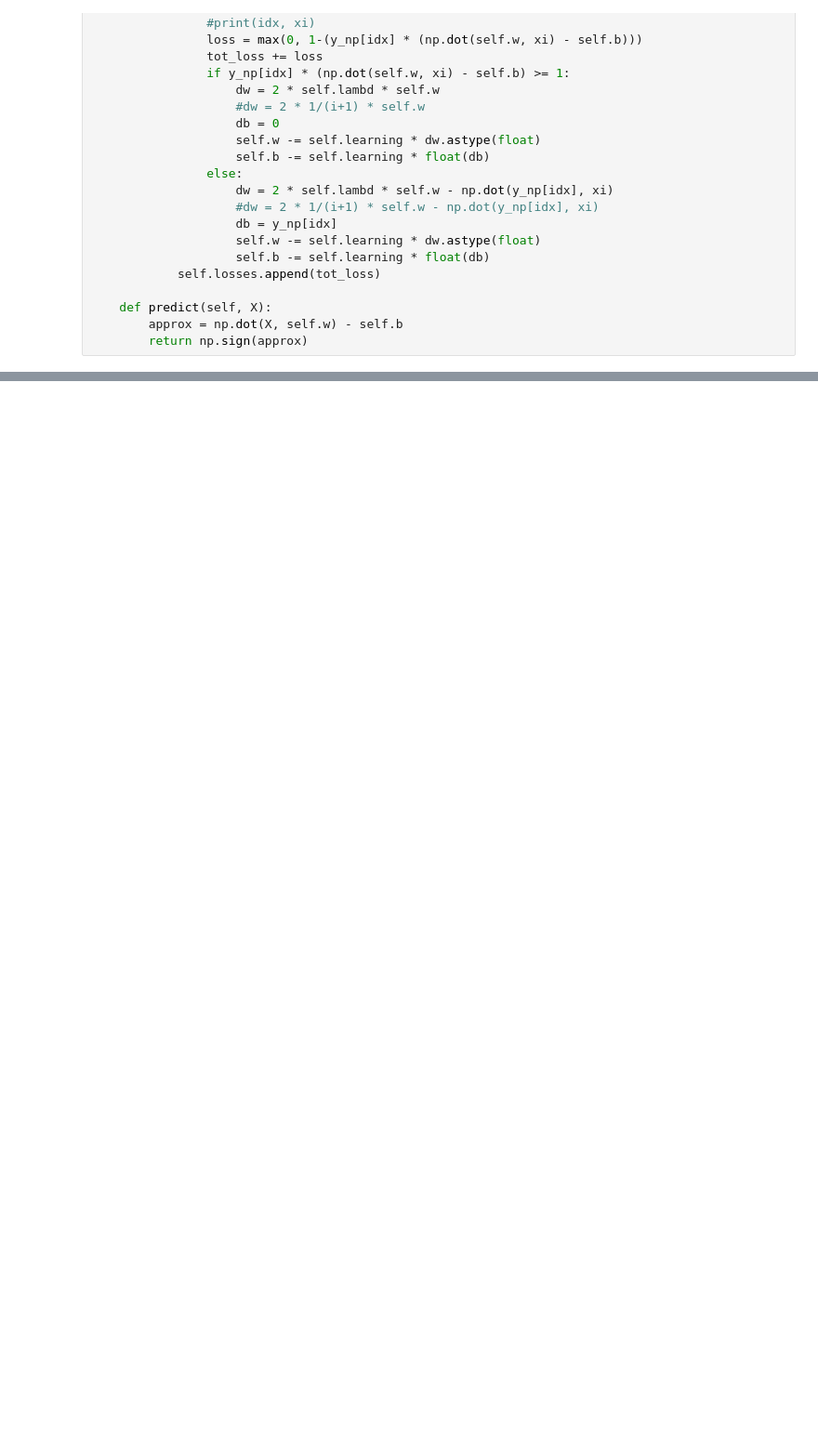
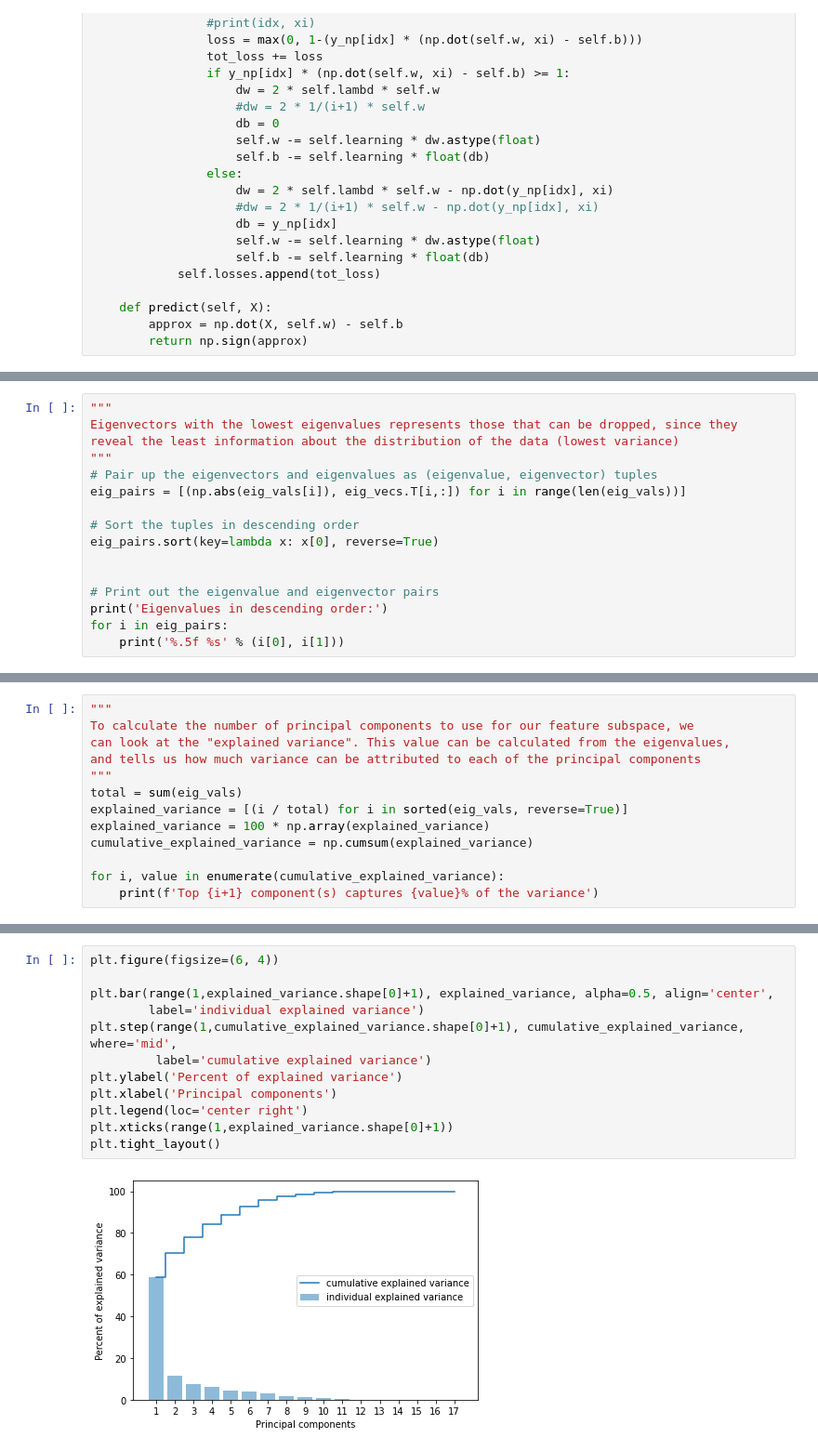
Before and after one commit to jakl3/Polygence, a Jupyter notebook: SVM/Manual/pca_test.ipynb, the cells around one changed output, grey strips where cells are left out. Shown: that part at 93% size. Saved outputs shown, nothing was run; the diff lists cells and outputs as text; blank space fills up the shorter version.

```diff
--- a/SVM/Manual/pca_test.ipynb
+++ b/SVM/Manual/pca_test.ipynb
@@ -177,0 +162,16 @@ Bias value of model: 0.6087660143478597
+# %%
+"""
+Eigenvectors with the lowest eigenvalues represents those that can be dropped, since they
+reveal the least information about the distribution of the data (lowest variance)
+"""
+# Pair up the eigenvectors and eigenvalues as (eigenvalue, eigenvector) tuples
+eig_pairs = [(np.abs(eig_vals[i]), eig_vecs.T[i,:]) for i in range(len(eig_vals))]
+
+# Sort the tuples in descending order
+eig_pairs.sort(key=lambda x: x[0], reverse=True)
+
+
+# Print out the eigenvalue and eigenvector pairs
+print('Eigenvalues in descending order:')
+for i in eig_pairs:
+    print('%.5f %s' % (i[0], i[1]))
@@ -177,0 +197,13 @@ Bias value of model: 0.6087660143478597
+# %%
+"""
+To calculate the number of principal components to use for our feature subspace, we
+can look at the "explained variance". This value can be calculated from the eigenvalues,
+and tells us how much variance can be attributed to each of the principal components
+"""
+total = sum(eig_vals)
+explained_variance = [(i / total) for i in sorted(eig_vals, reverse=True)]
+explained_variance = 100 * np.array(explained_variance)
+cumulative_explained_variance = np.cumsum(explained_variance)
+
+for i, value in enumerate(cumulative_explained_variance):
+    print(f'Top {i+1} component(s) captures {value}% of the variance')
@@ -177,0 +228,14 @@ Bias value of model: 0.6087660143478597
+# %%
+plt.figure(figsize=(6, 4))
+
+plt.bar(range(1,explained_variance.shape[0]+1), explained_variance, alpha=0.5, align='center',
+        label='individual explained variance')
+plt.step(range(1,cumulative_explained_variance.shape[0]+1), cumulative_explained_variance, where='mid',
+         label='cumulative explained variance')
+plt.ylabel('Percent of explained variance')
+plt.xlabel('Principal components')
+plt.legend(loc='center right')
+plt.xticks(range(1,explained_variance.shape[0]+1))
+plt.tight_layout()
+# %% [output]
+[figure, added]
```
Also changed, not shown: parts of 27 cells of this notebook.
